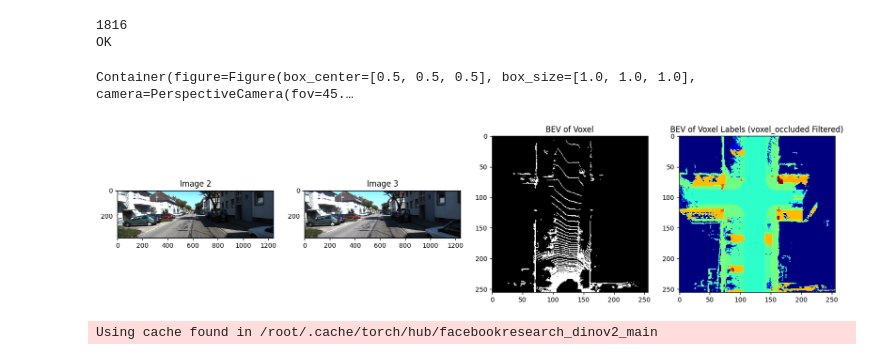
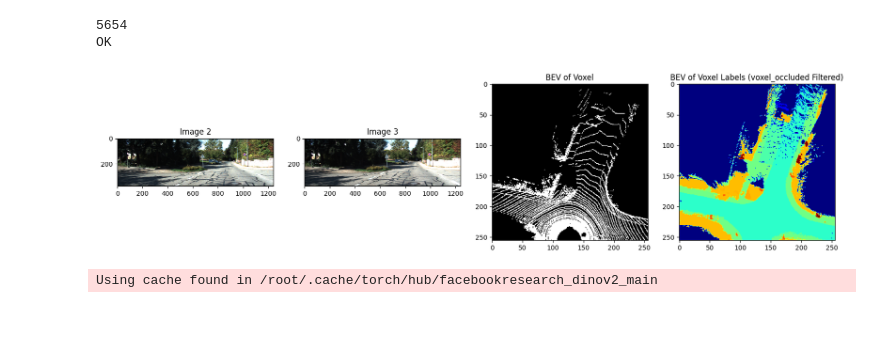
Before and after one commit to zht043/HKU-OccNet, a Jupyter notebook: Experiments/SimpleViT.ipynb, the cells around one changed output. Saved outputs shown, nothing was run; the diff lists cells and outputs as text; code cells hidden in the pictures; blank space fills up the shorter version.

```diff
--- a/Experiments/SimpleViT.ipynb
+++ b/Experiments/SimpleViT.ipynb
@@ -1,40 +1,74 @@
 # %%
 import torch
 torch.cuda.is_available()
-KITTI_DIR =  "/workspace/Dataset/dataset"
+KITTI_DIR =  "/workspace/Dataset2/dataset"
 
 import sys
 sys.path.insert(0, "/workspace/HKU-OccNet")
 
 from dataset.loader import SemanticKITTIDatasetLite
 import matplotlib.pyplot as plt
 import random
 import numpy as np
 from torch.utils.data import DataLoader
 
 # 假设已经import上面的SemanticKITTIDataset类的定义
 # 创建数据集实例
-dataset = SemanticKITTIDatasetLite(root_dir=KITTI_DIR, mode='train', sequences=['00'], downsample=2)
+dataset = SemanticKITTIDatasetLite(root_dir=KITTI_DIR, mode='train', sequences=['00','01','02','03','04','05'], downsample=2)
 
 dataloader = DataLoader(dataset, batch_size=2, shuffle=True)
 print(len(dataloader))
 for i, (image2, image3, voxel_labels ) in enumerate(dataloader):
                                                                 print('OK');break
 
 idx = random.randint(0,len(dataset))
-dataset.plot(0)
+dataset.plot(idx)
 idx, len(dataset),
 
-a,b,c = dataset[0]
+a,b,c = dataset[idx]
 c.shape
 
 
-from dataset.utils import voxel_to_coordinates, visualize_voxels
+from dataset.utils import voxel_to_coordinates
+import numpy as np
+import yaml
+import imageio
+from PIL import Image
+import bqplot.scales
+import ipyvolume as ipv
+labels_lite = ['unlabeled', 'vehicle', 'two-wheeler', 'person', 'road', 'sidewalk', 'building', 'natural', 'manmade', 'empty']
+colors_lite = ['#AAAAAA',   '#D2B48C',  '#FF8C00',   '#DC143C', '#696969','#B0C4DE','#b65554', '#3CB371','#B0E0E6','#F0FFF0']
+def visualize_voxels(voxel_data, key = 'mapped_lite',size = None, marker = None):
+
+        x, y, z, tags = voxel_to_coordinates(voxel_data, voxel_size = 1 / voxel_data.shape[0], threshold = -1 if key in ['voxel_invalid','voxel_occluded'] else 0)
+
+        # 创建颜色比例尺
+
+
+        fig = ipv.figure()
+
+        # 确定tags中的唯一值
+        unique_tags = np.unique(tags)
+
+        # 为每个唯一的tag值创建一个scatter
+        for tag in unique_tags:
+            # 过滤出当前tag的坐标
+            mask = tags == tag
+            x_filtered, y_filtered, z_filtered, tags_f = x[mask], y[mask], z[mask], tags[mask]
+            # 创建scatter
+            if tag==9:
+                ipv.scatter(y_filtered, 1-x_filtered,z_filtered+0.68, color=colors_lite[tag], size=0.1, marker='diamond', description="{}, count={}".format(labels_lite[tag],x_filtered.shape[0]))
+            else:
+                ipv.scatter(y_filtered, 1-x_filtered,z_filtered+0.68, color=colors_lite[tag], size=0.68, marker='diamond', description="{}, count={}".format(labels_lite[tag],x_filtered.shape[0]))
+        #ipv.xyzlabel('y','x','z')
+        ipv.view(0, -60, distance=1.5)
+        ipv.style.use('light')
+        ipv.style.box_off()
+        ipv.show()
 
 # # 可视化预测结果
-visualize_voxels(c.numpy().astype(np.uint8), key='mapped_lite',size=0.6)
+#visualize_voxels(c.numpy().astype(np.uint8), key='mapped_lite',size=0.6)
 # %% [output]
-1816
+5654
 OK
-Container(figure=Figure(box_center=[0.5, 0.5, 0.5], box_size=[1.0, 1.0, 1.0], camera=PerspectiveCamera(fov=45.…
-[figure, old version]
+[figure, new version]
```
Also changed, not shown: parts of 8 cells of this notebook, 5 other files.
